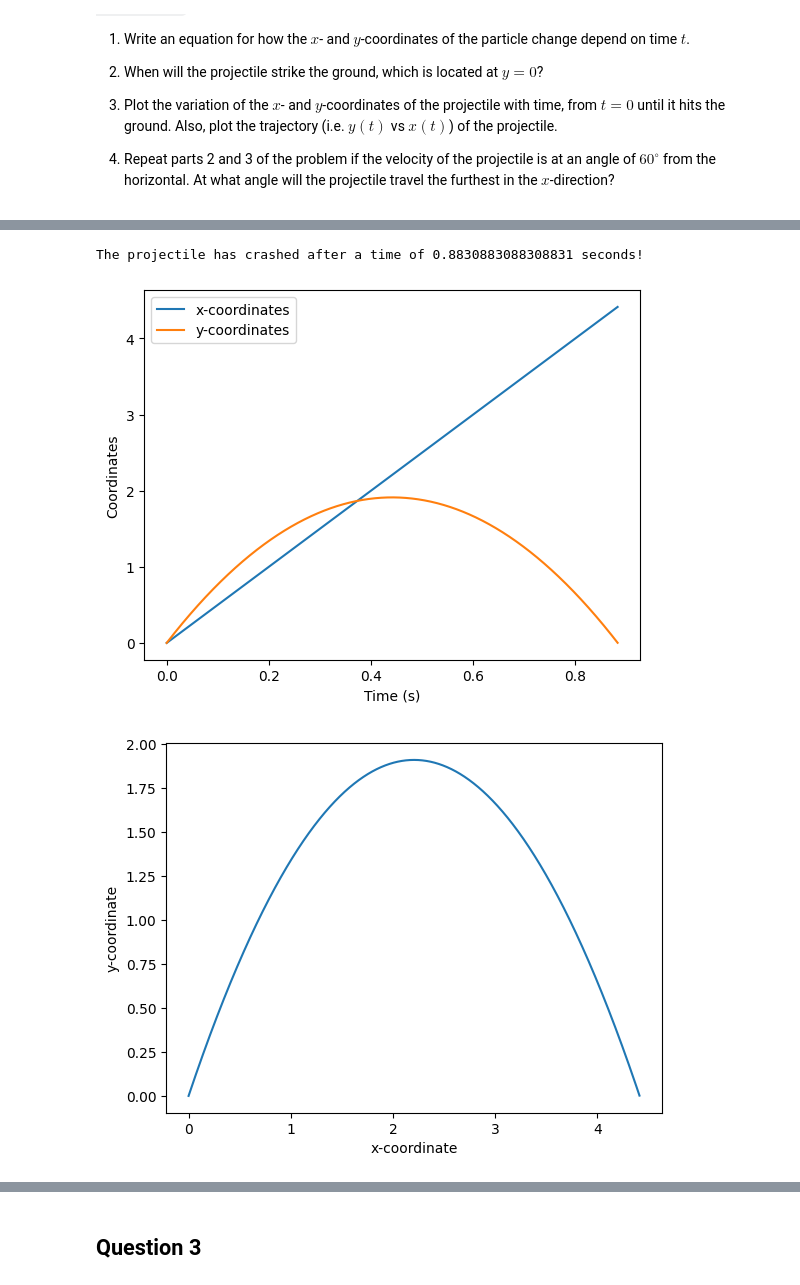
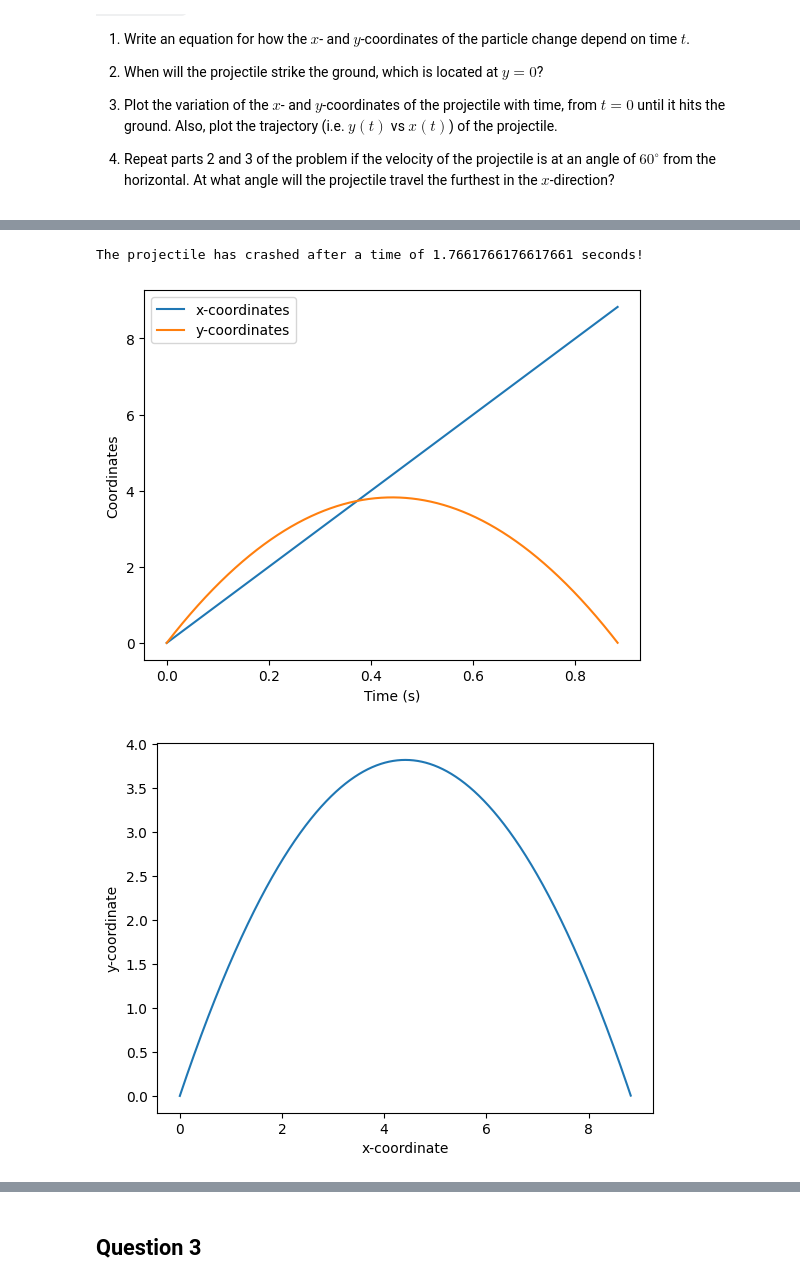
Before and after one commit to vint-j/Chemical-Engineering, a Jupyter notebook: Notebooks/CP213/Tutorial 1.ipynb, the cells around one changed output, grey strips where cells are left out. Saved outputs shown, nothing was run; the diff lists cells and outputs as text; code cells hidden in the pictures; some formulas as TeX source.

```diff
--- a/Notebooks/CP213/Tutorial 1.ipynb
+++ b/Notebooks/CP213/Tutorial 1.ipynb
@@ -132,13 +132,13 @@ for i in range(len(t)):
     sx = vx*t[i]
     sy = vy*t[i]
     if sy < 0:
-        print(f'The projectile has crashed after a time of {t[i]} seconds!')
+        print(f'The projectile has crashed after a time of {t[i]*2} seconds!')
         break
-    x.append(sx)
-    y.append(sy)
+    x.append(2*sx)
+    y.append(2*sy)
 
-plt.plot(t[:len(x)],x, label='x-coordinates')
-plt.plot(t[:len(x)],y, label='y-coordinates')
+plt.plot(t[:len(x)]*2,x, label='x-coordinates')
+plt.plot(t[:len(x)]*2,y, label='y-coordinates')
 plt.xlabel('Time (s)')
 plt.ylabel('Coordinates')
 plt.legend()
@@ -155,38 +155,38 @@ The projectile has crashed after a time of 0.51005100510051 seconds!
 # %%
 angle = 60
 v0 = 10
 g = 9.81
 t = np.linspace(0,5,10000)
 
 x = []
 y = []
 
 for i in range(len(t)):
     vx = np.cos(np.radians(angle))*v0
     vy = np.sin(np.radians(angle))*v0 - g*t[i]
     sx = vx*t[i]
     sy = vy*t[i]
     if sy < 0:
-        print(f'The projectile has crashed after a time of {t[i]} seconds!')
+        print(f'The projectile has crashed after a time of {t[i]*2} seconds!')
         break
-    x.append(sx)
-    y.append(sy)
+    x.append(sx*2)
+    y.append(sy*2)
 
 plt.plot(t[:len(x)],x, label='x-coordinates')
 plt.plot(t[:len(x)],y, label='y-coordinates')
 plt.xlabel('Time (s)')
 plt.ylabel('Coordinates')
 plt.legend()
 plt.show()
 
 plt.plot(x,y)
 plt.xlabel('x-coordinate')
 plt.ylabel('y-coordinate')
 plt.show()
 # %% [output]
-The projectile has crashed after a time of 0.8830883088308831 seconds!
+The projectile has crashed after a time of 1.7661766176617661 seconds!
 [figure]
-[figure, old version]
+[figure, new version]
 # %%
 angle = 45
 v0 = 10
```
Also changed, not shown: parts of 6 cells of this notebook.
